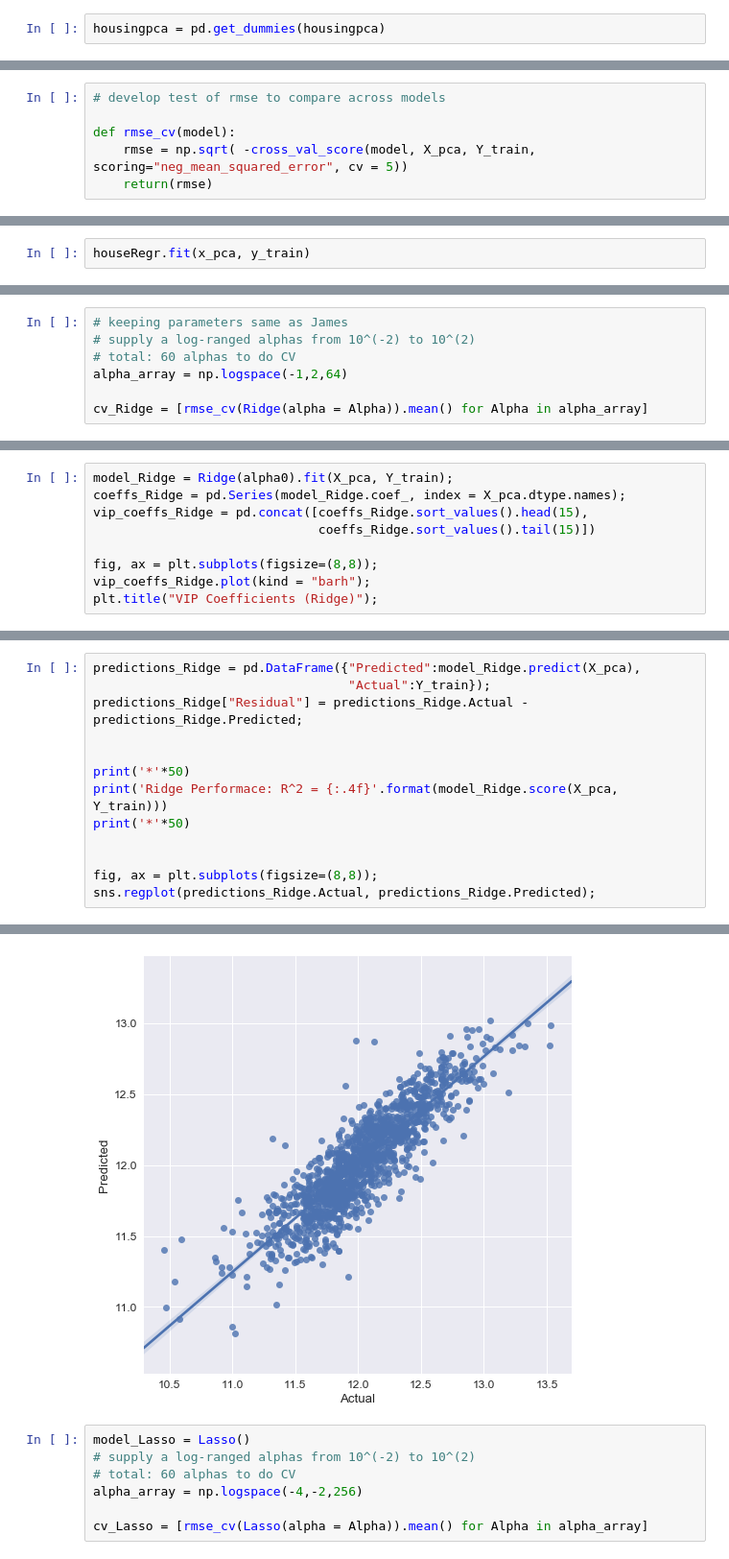
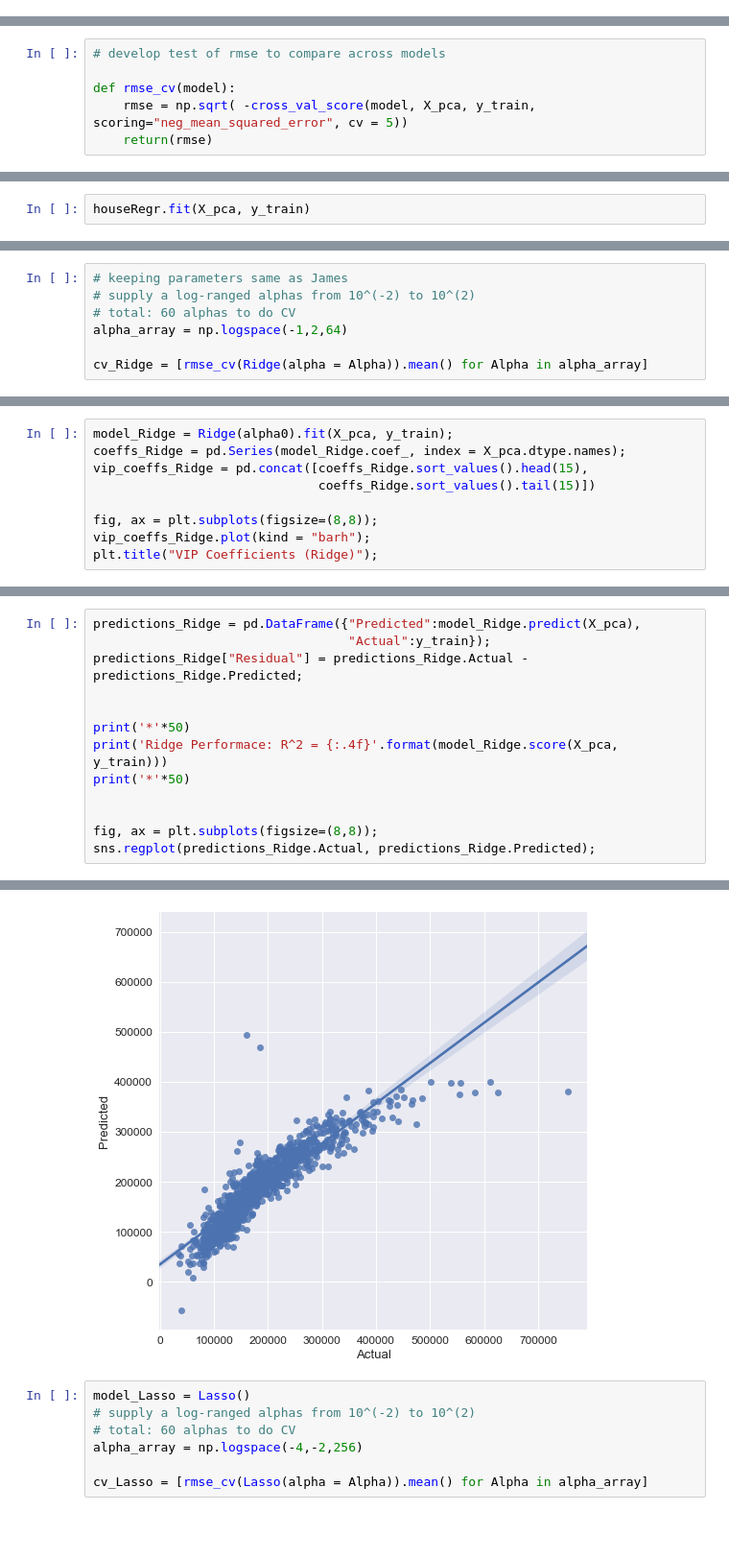
Before and after one commit to reflexiveprophecy/Kaggle_Predict_Ames_Iowa_Housing_Prices, a Jupyter notebook: Wenchang_Qian_Kaggle_Ames_Iowa_Housing_Price_Prediction.ipynb, the cells around one changed output, grey strips where cells are left out. Shown at 96% size. Drawn from its saved outputs; the diff is of its cells as text; blank space fills up the shorter version.

```diff
--- a/Wenchang_Qian_Kaggle_Ames_Iowa_Housing_Price_Prediction.ipynb
+++ b/Wenchang_Qian_Kaggle_Ames_Iowa_Housing_Price_Prediction.ipynb
@@ -747,5 +783,3 @@ housingpca = housingmodel.copy()
-# %%
-housingpca = pd.get_dummies(housingpca)
 # %%
 import sklearn.model_selection as ms
 
@@ -891,10 +917,10 @@ Now, let's try to apply Linear, Ridge, and Lasso Models
 # develop test of rmse to compare across models
 
 def rmse_cv(model):
-    rmse = np.sqrt( -cross_val_score(model, X_pca, Y_train, scoring="neg_mean_squared_error", cv = 5))
+    rmse = np.sqrt( -cross_val_score(model, X_pca, y_train, scoring="neg_mean_squared_error", cv = 5))
     return(rmse)
 # %%
 houseRegr = LinearRegression()
 # %%
-houseRegr.fit(x_pca, y_train)
+houseRegr.fit(X_pca, y_train)
 # %% [output]
@@ -974,5 +1000,5 @@ len(X_pca)
 # %%
-model_Ridge = Ridge(alpha0).fit(X_pca, Y_train);
+model_Ridge = Ridge(alpha0).fit(X_pca, y_train);
 coeffs_Ridge = pd.Series(model_Ridge.coef_, index = X_pca.dtype.names);
 vip_coeffs_Ridge = pd.concat([coeffs_Ridge.sort_values().head(15),
                               coeffs_Ridge.sort_values().tail(15)])
@@ -985,11 +1011,11 @@ plt.title("VIP Coefficients (Ridge)");
 # %%
 predictions_Ridge = pd.DataFrame({"Predicted":model_Ridge.predict(X_pca),
-                                  "Actual":Y_train});
+                                  "Actual":y_train});
 predictions_Ridge["Residual"] = predictions_Ridge.Actual - predictions_Ridge.Predicted;
 
 
 print('*'*50)
-print('Ridge Performace: R^2 = {:.4f}'.format(model_Ridge.score(X_pca, Y_train)))
+print('Ridge Performace: R^2 = {:.4f}'.format(model_Ridge.score(X_pca, y_train)))
 print('*'*50)
 
 
@@ -1001,5 +1027,5 @@ Ridge Performace: R^2 = 0.7696
 **************************************************
-[figure, old version]
+[figure, new version]
 # %%
 model_Lasso = Lasso()
 # supply a log-ranged alphas from 10^(-2) to 10^(2)
```
Also changed, not shown: parts of 57 cells of this notebook, 4 other files.
